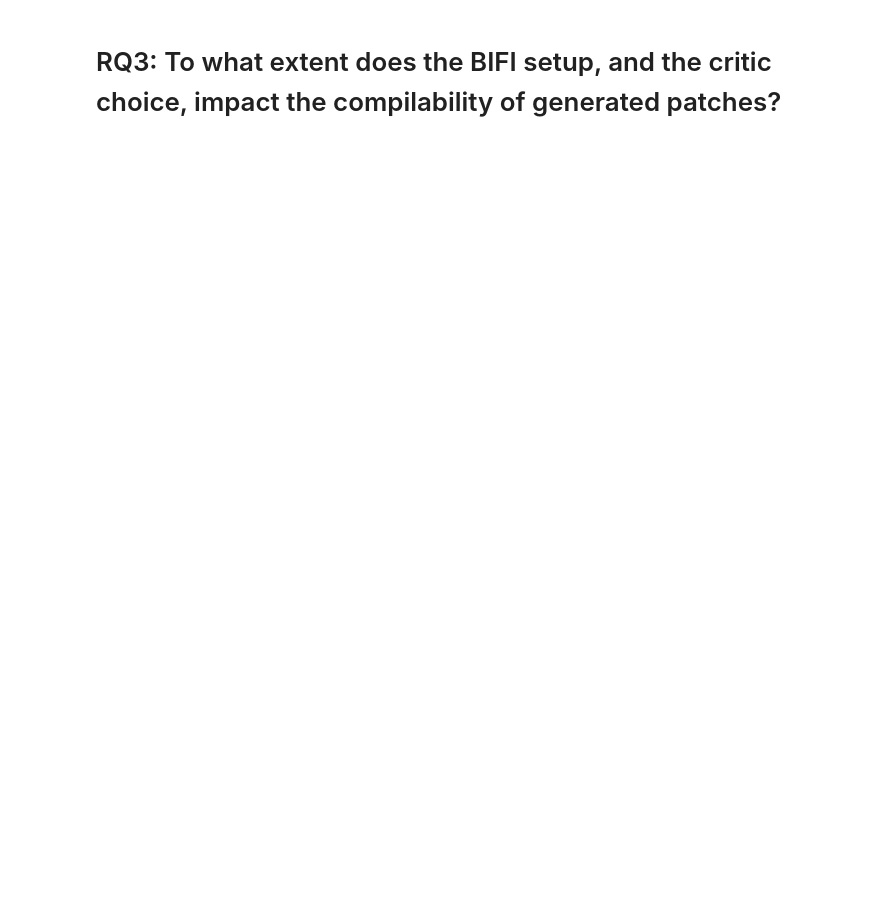
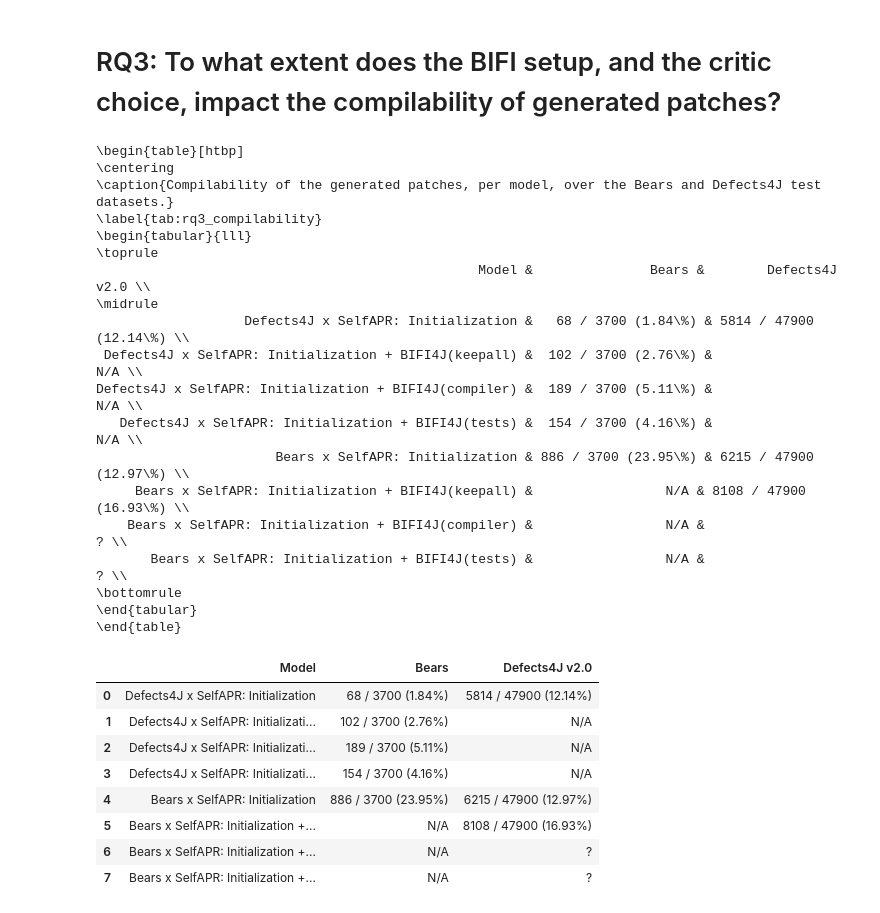
Before and after one commit to andre15silva/mufin, a Jupyter notebook: models_analysis.ipynb, the cells around one changed output. Drawn from its saved outputs; the diff is of its cells as text; code cells hidden in the pictures; blank space fills up the shorter version.

```diff
--- a/models_analysis.ipynb
+++ b/models_analysis.ipynb
@@ -569,3 +575,68 @@ for ex in experiments:
+# %%
+from os.path import exists
+
+entries = []
+experiments = ["defects4j_selfapr", "bears_selfapr"]
+rounds = ["round0", "round1-nocritic", "round1-compiler", "round1-tests"]
+
+for ex in experiments:
+    for ro in rounds:
+        ro_path = ro if ro == "round0" else "%s/part2" % ro
+        bears_path = "/mnt/data/andre/mscthesis/experiments/%s/%s/fixer/eval_single_hunk_bears_bw_100.json" % (ex, ro_path)
+        d4j_path = "/mnt/data/andre/mscthesis/experiments/%s/%s/fixer/eval_single_hunk_defects4j_bw_100.json" % (ex, ro_path)
+
+        cb = get_number_compile(read_eval_bears(bears_path), 100) if exists(bears_path) else "?"
+        cd = get_number_compile(read_eval_d4j(d4j_path), 100) if exists(d4j_path) else "?"
+
+        if "round0" in ro:
+            entries += [get_rq1table_entry(get_model_label(ex, ro), cb, cd)]
+        elif "bears" in ex:
+            entries += [get_rq1table_entry(get_model_label(ex, ro), "N/A", cd)]
+        elif "defects4j" in ex:
+            entries += [get_rq1table_entry(get_model_label(ex, ro), cb, "N/A")]
+
+pd.set_option('display.max_columns', 27)
+pd.set_option('display.max_rows', 16)
+pd.set_option('max_colwidth', 400)
+table = pd.json_normalize(data=entries)
+
+print(table.to_latex(caption="Compilability of the generated patches, per model, over the Bears and Defects4J test datasets.",
+                  label="tab:rq3_compilability",
+                  index=False,
+                  multicolumn_format="c",
+                  position="htbp")
+     )
+
+table
+# %% [output]
+\begin{table}[htbp]
+\centering
+\caption{Compilability of the generated patches, per model, over the Bears and Defects4J test datasets.}
+\label{tab:rq3_compilability}
+\begin{tabular}{lll}
+\toprule
+                                                 Model &               Bears &        Defects4J v2.0 \\
+\midrule
+                   Defects4J x SelfAPR: Initialization &   68 / 3700 (1.84\%) & 5814 / 47900 (12.14\%) \\
+ Defects4J x SelfAPR: Initialization + BIFI4J(keepall) &  102 / 3700 (2.76\%) &                   N/A \\
+Defects4J x SelfAPR: Initialization + BIFI4J(compiler) &  189 / 3700 (5.11\%) &                   N/A \\
+   Defects4J x SelfAPR: Initialization + BIFI4J(tests) &  154 / 3700 (4.16\%) &                   N/A \\
+                       Bears x SelfAPR: Initialization & 886 / 3700 (23.95\%) & 6215 / 47900 (12.97\%) \\
+     Bears x SelfAPR: Initialization + BIFI4J(keepall) &                 N/A & 8108 / 47900 (16.93\%) \\
+    Bears x SelfAPR: Initialization + BIFI4J(compiler) &                 N/A &                     ? \\
+       Bears x SelfAPR: Initialization + BIFI4J(tests) &                 N/A &                     ? \\
+\bottomrule
+\end{tabular}
+\end{table}
+|  | Model | Bears | Defects4J v2.0 |
+| 0 | Defects4J x SelfAPR: Initialization | 68 / 3700 (1.84%) | 5814 / 47900 (12.14%) |
+| 1 | Defects4J x SelfAPR: Initializati... | 102 / 3700 (2.76%) | N/A |
+| 2 | Defects4J x SelfAPR: Initializati... | 189 / 3700 (5.11%) | N/A |
+| 3 | Defects4J x SelfAPR: Initializati... | 154 / 3700 (4.16%) | N/A |
+| 4 | Bears x SelfAPR: Initialization | 886 / 3700 (23.95%) | 6215 / 47900 (12.97%) |
+| 5 | Bears x SelfAPR: Initialization +... | N/A | 8108 / 47900 (16.93%) |
+| 6 | Bears x SelfAPR: Initialization +... | N/A | ? |
+| 7 | Bears x SelfAPR: Initialization +... | N/A | ? |
 # %%
 from os.path import exists
 from matplotlib import pyplot as plt
```
Also changed, not shown: parts of 9 cells of this notebook, 14 other files.
